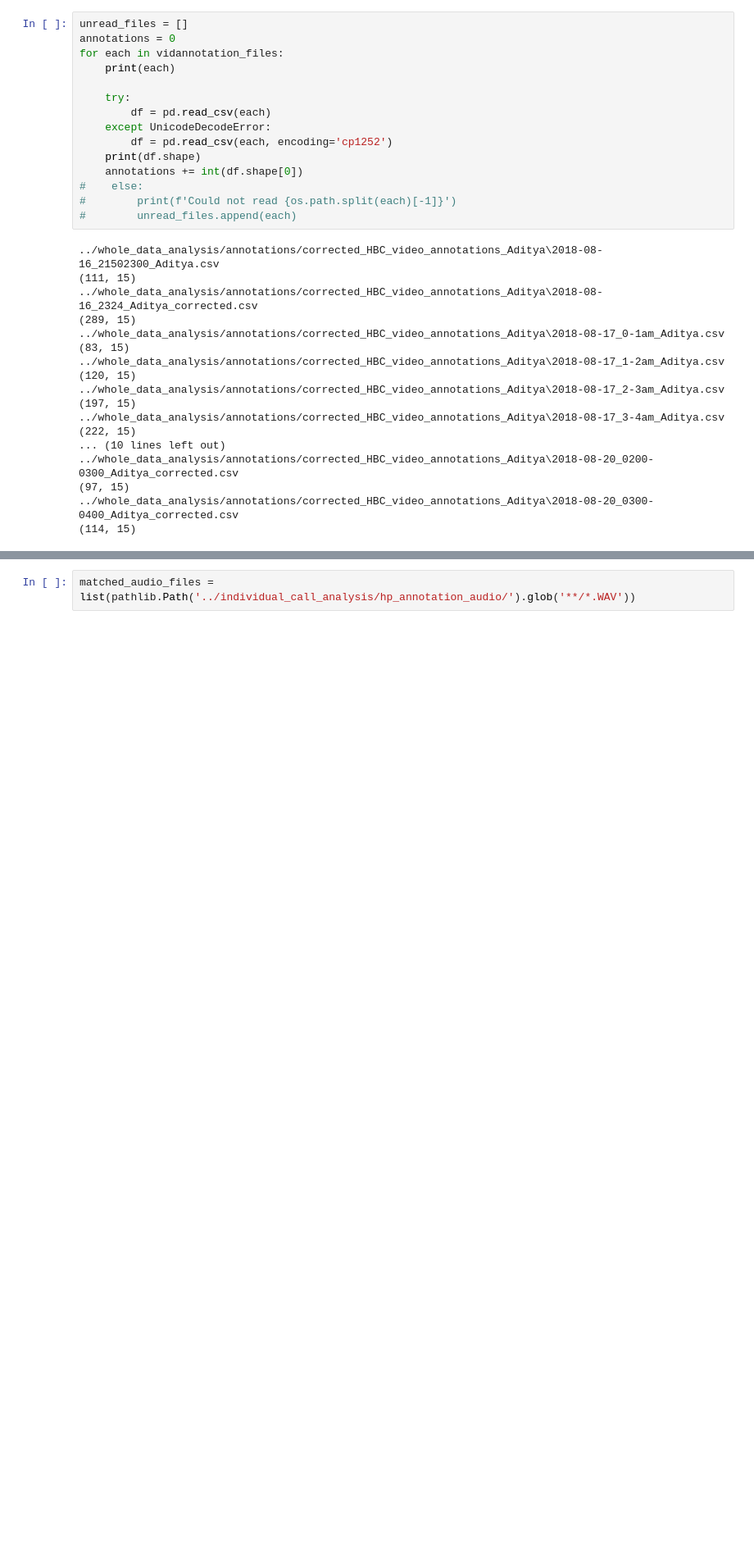
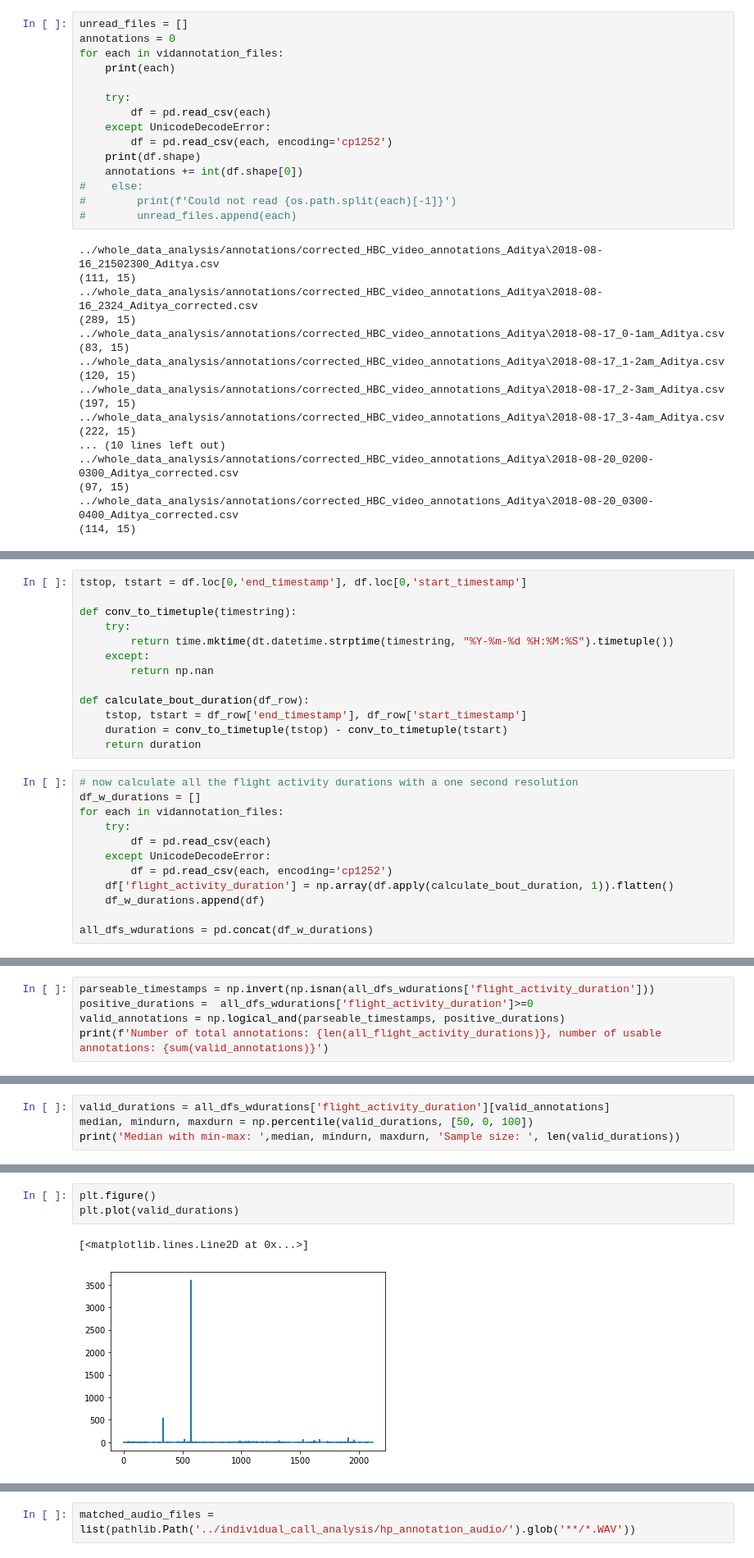
Before and after one commit to thejasvibr/mhbc-online, a Jupyter notebook: combined_analysis/generating_summary_data_and_plot_for_manuscript.ipynb, the cells around one changed output, grey strips where cells are left out. Shown: that part at 82% size. Drawn from its saved outputs; the diff is of its cells as text; blank space fills up the shorter version.

Commit message:
Some changes to the generating_summary_data .. notebook. Can't figure out where some weirdly long annotations are coming from.

```diff
--- a/combined_analysis/generating_summary_data_and_plot_for_manuscript.ipynb
+++ b/combined_analysis/generating_summary_data_and_plot_for_manuscript.ipynb
@@ -128,0 +151,25 @@ print(annotations)
+# %%
+tstop, tstart = df.loc[0,'end_timestamp'], df.loc[0,'start_timestamp']
+
+def conv_to_timetuple(timestring):
+    try:
+        return time.mktime(dt.datetime.strptime(timestring, "%Y-%m-%d %H:%M:%S").timetuple())
+    except:
+        return np.nan
+
+def calculate_bout_duration(df_row):
+    tstop, tstart = df_row['end_timestamp'], df_row['start_timestamp']
+    duration = conv_to_timetuple(tstop) - conv_to_timetuple(tstart)
+    return duration
+# %%
+# now calculate all the flight activity durations with a one second resolution
+df_w_durations = []
+for each in vidannotation_files:
+    try:
+        df = pd.read_csv(each)
+    except UnicodeDecodeError:
+        df = pd.read_csv(each, encoding='cp1252')
+    df['flight_activity_duration'] = np.array(df.apply(calculate_bout_duration, 1)).flatten()
+    df_w_durations.append(df)
+
+all_dfs_wdurations = pd.concat(df_w_durations)
@@ -128,0 +178,5 @@ print(annotations)
+# %%
+parseable_timestamps = np.invert(np.isnan(all_dfs_wdurations['flight_activity_duration']))
+positive_durations =  all_dfs_wdurations['flight_activity_duration']>=0
+valid_annotations = np.logical_and(parseable_timestamps, positive_durations)
+print(f'Number of total annotations: {len(all_flight_activity_durations)}, number of usable annotations: {sum(valid_annotations)}')
@@ -128,0 +187,4 @@ print(annotations)
+# %%
+valid_durations = all_dfs_wdurations['flight_activity_duration'][valid_annotations]
+median, mindurn, maxdurn = np.percentile(valid_durations, [50, 0, 100])
+print('Median with min-max: ',median, mindurn, maxdurn, 'Sample size: ', len(valid_durations))
@@ -129 +201,7 @@ print(annotations)
+# %%
+plt.figure()
+plt.plot(valid_durations)
+# %% [output]
+[<matplotlib.lines.Line2D at 0x...>]
+[figure, added]
 # %% [markdown]
```
Also changed, not shown: parts of 17 cells of this notebook, 2 other files.
